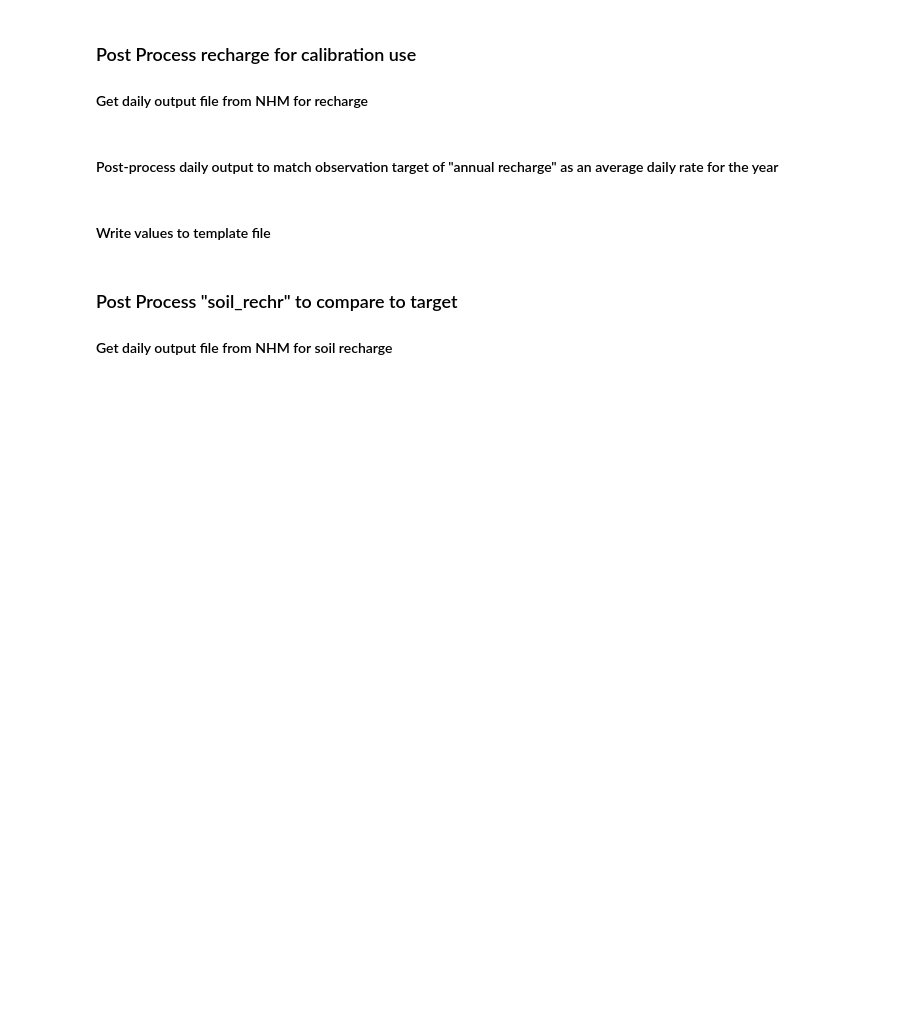
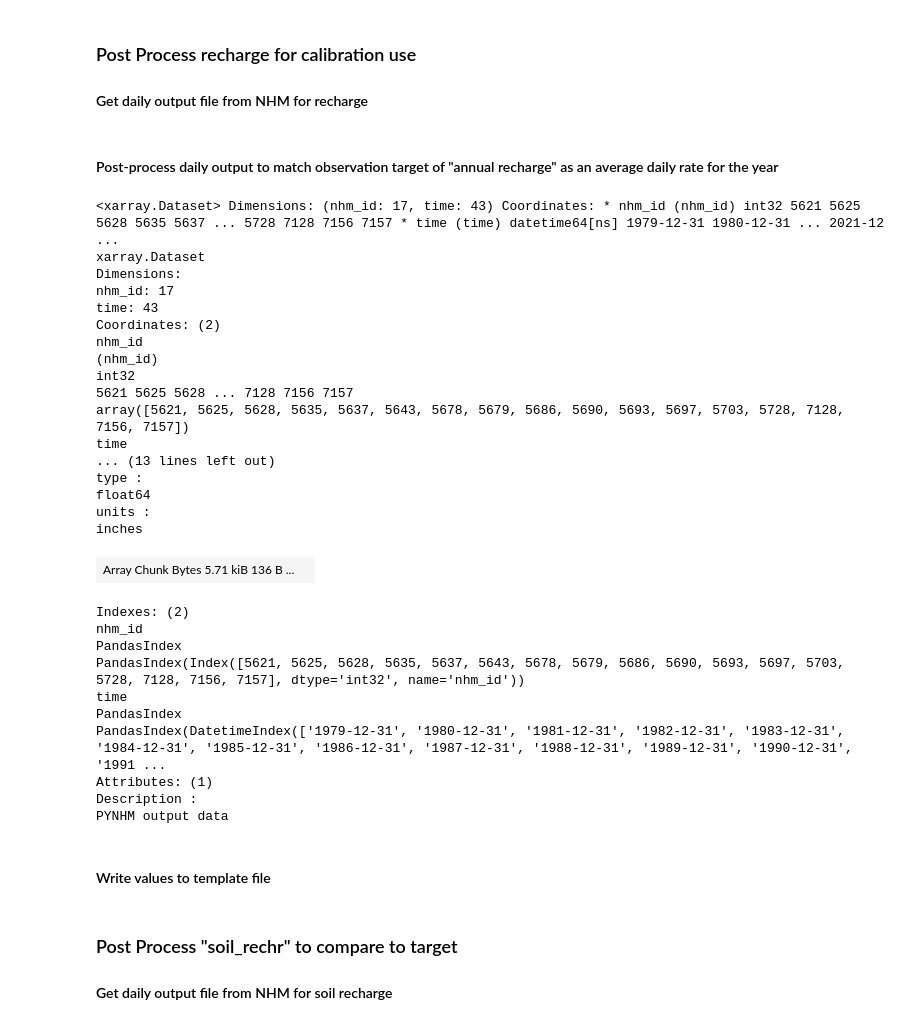
Before and after one commit to ahaj/nhm_pestpp_20240510, a Jupyter notebook: notebooks/consolidate_NHMoutput.ipynb, the cells around one changed output. Drawn from its saved outputs; the diff is of its cells as text; code cells hidden in the pictures; blank space fills up the shorter version.

Commit message:
Upated notebook that creates pest obs file and the output notebook.

```diff
--- a/notebooks/consolidate_NHMoutput.ipynb
+++ b/notebooks/consolidate_NHMoutput.ipynb
@@ -62,11 +62,42 @@ with open(rootdir / cm / of_name, encoding="utf-8", mode='a') as ofp:
 ### Post Process recharge for calibration use
 #### Get daily output file from NHM for recharge
 # %%
-recharge_daily = xr.open_mfdataset(outvardir / 'recharge.nc')
+recharge_daily = xr.open_dataset(outvardir / 'recharge.nc')['recharge']
 # %% [markdown]
 #### Post-process daily output to match observation target of "annual recharge" as an average daily rate for the year
 # %%
 recharge_annual = recharge_daily.resample(time = 'Y').mean()
+# %%
+recharge_annual
+# %% [output]
+<xarray.Dataset> Dimensions: (nhm_id: 17, time: 43) Coordinates: * nhm_id (nhm_id) int32 5621 5625 5628 5635 5637 ... 5728 7128 7156 7157 * time (time) datetime64[ns] 1979-12-31 1980-12-31 ... 2021-12 ...
+xarray.Dataset
+Dimensions:
+nhm_id: 17
+time: 43
+Coordinates: (2)
+nhm_id
+(nhm_id)
+int32
+5621 5625 5628 ... 7128 7156 7157
+array([5621, 5625, 5628, 5635, 5637, 5643, 5678, 5679, 5686, 5690, 5693, 5697, 5703, 5728, 7128, 7156, 7157])
+time
+... (13 lines left out)
+type :
+float64
+units :
+inches
+| Array Chunk Bytes 5.71 kiB 136 B ... |  |
+Indexes: (2)
+nhm_id
+PandasIndex
+PandasIndex(Index([5621, 5625, 5628, 5635, 5637, 5643, 5678, 5679, 5686, 5690, 5693, 5697, 5703, 5728, 7128, 7156, 7157], dtype='int32', name='nhm_id'))
+time
+PandasIndex
+PandasIndex(DatetimeIndex(['1979-12-31', '1980-12-31', '1981-12-31', '1982-12-31', '1983-12-31', '1984-12-31', '1985-12-31', '1986-12-31', '1987-12-31', '1988-12-31', '1989-12-31', '1990-12-31', '1991 ...
+Attributes: (1)
+Description :
+PYNHM output data
 # %% [markdown]
 #### Write values to template file
 # %%
```
Also changed, not shown: parts of 11 cells of this notebook, 6 other files.
